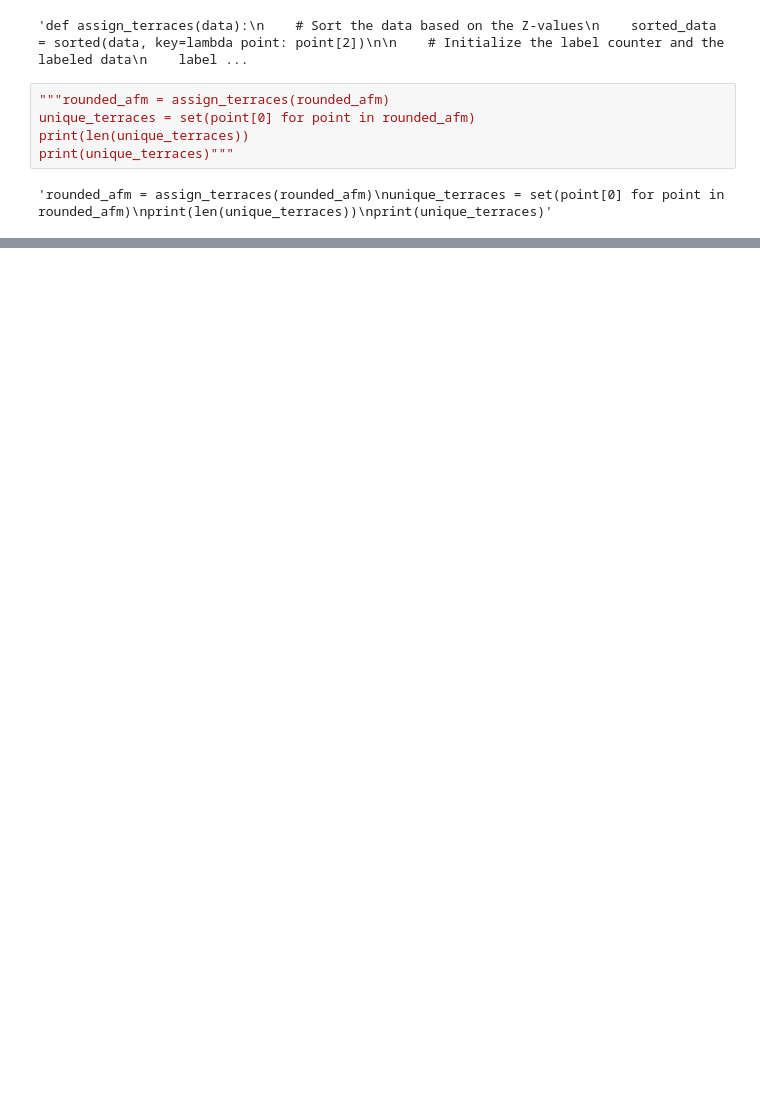
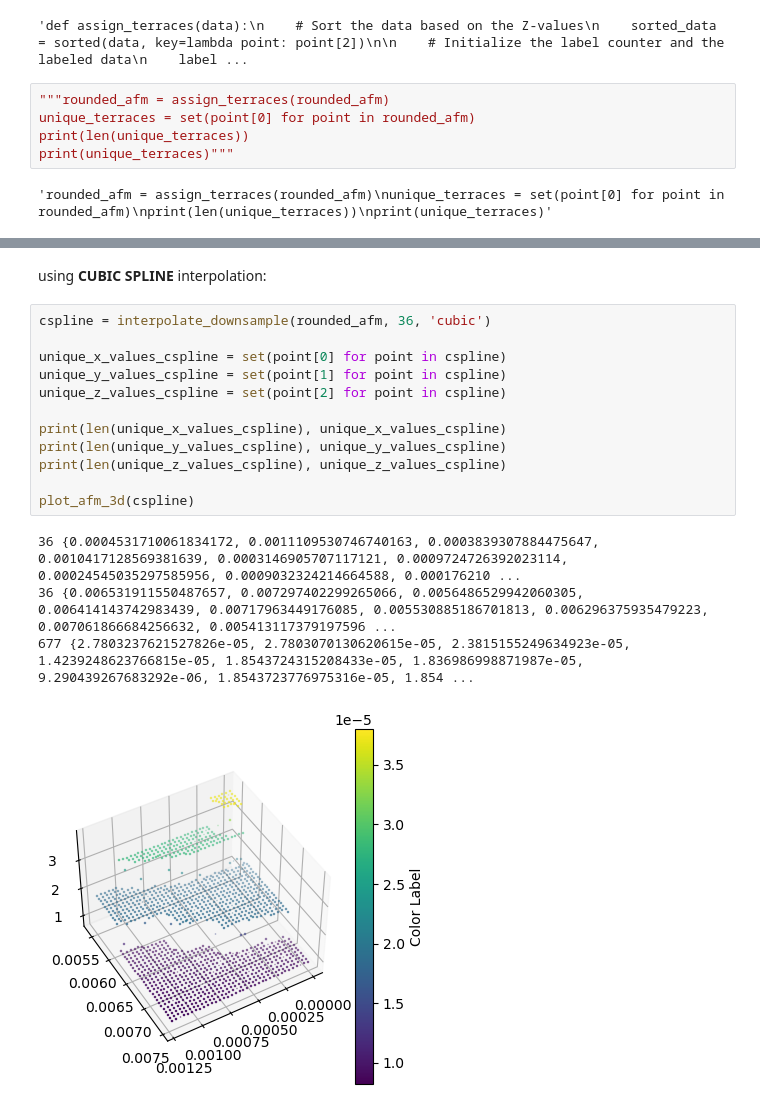
Before and after one commit to st-te/AFML, a Jupyter notebook: AFML_AFM_plot_cluster_downsample_tda.ipynb, the cells around one changed output, grey strips where cells are left out. Cells and saved outputs as stored; diff of their text form; blank space fills up the shorter version.

```diff
--- a/AFML_AFM_plot_cluster_downsample_tda.ipynb
+++ b/AFML_AFM_plot_cluster_downsample_tda.ipynb
@@ -162,0 +251,19 @@ print(unique_terraces)"""
+# %% [markdown]
+using **CUBIC SPLINE** interpolation:
+# %%
+cspline = interpolate_downsample(rounded_afm, 36, 'cubic')
+
+unique_x_values_cspline = set(point[0] for point in cspline)
+unique_y_values_cspline = set(point[1] for point in cspline)
+unique_z_values_cspline = set(point[2] for point in cspline)
+
+print(len(unique_x_values_cspline), unique_x_values_cspline)
+print(len(unique_y_values_cspline), unique_y_values_cspline)
+print(len(unique_z_values_cspline), unique_z_values_cspline)
+
+plot_afm_3d(cspline)
+# %% [output]
+36 {0.0004531710061834172, 0.0011109530746740163, 0.0003839307884475647, 0.0010417128569381639, 0.0003146905707117121, 0.0009724726392023114, 0.00024545035297585956, 0.0009032324214664588, 0.000176210 ...
+36 {0.006531911550487657, 0.007297402299265066, 0.0056486529942060305, 0.006414143742983439, 0.00717963449176085, 0.005530885186701813, 0.006296375935479223, 0.007061866684256632, 0.005413117379197596 ...
+677 {2.7803237621527826e-05, 2.7803070130620615e-05, 2.3815155249634923e-05, 1.4239248623766815e-05, 1.8543724315208433e-05, 1.836986998871987e-05, 9.290439267683292e-06, 1.8543723776975316e-05, 1.854 ...
+[figure, added]
```
Also changed, not shown: parts of 15 cells of this notebook, 1 other file.
